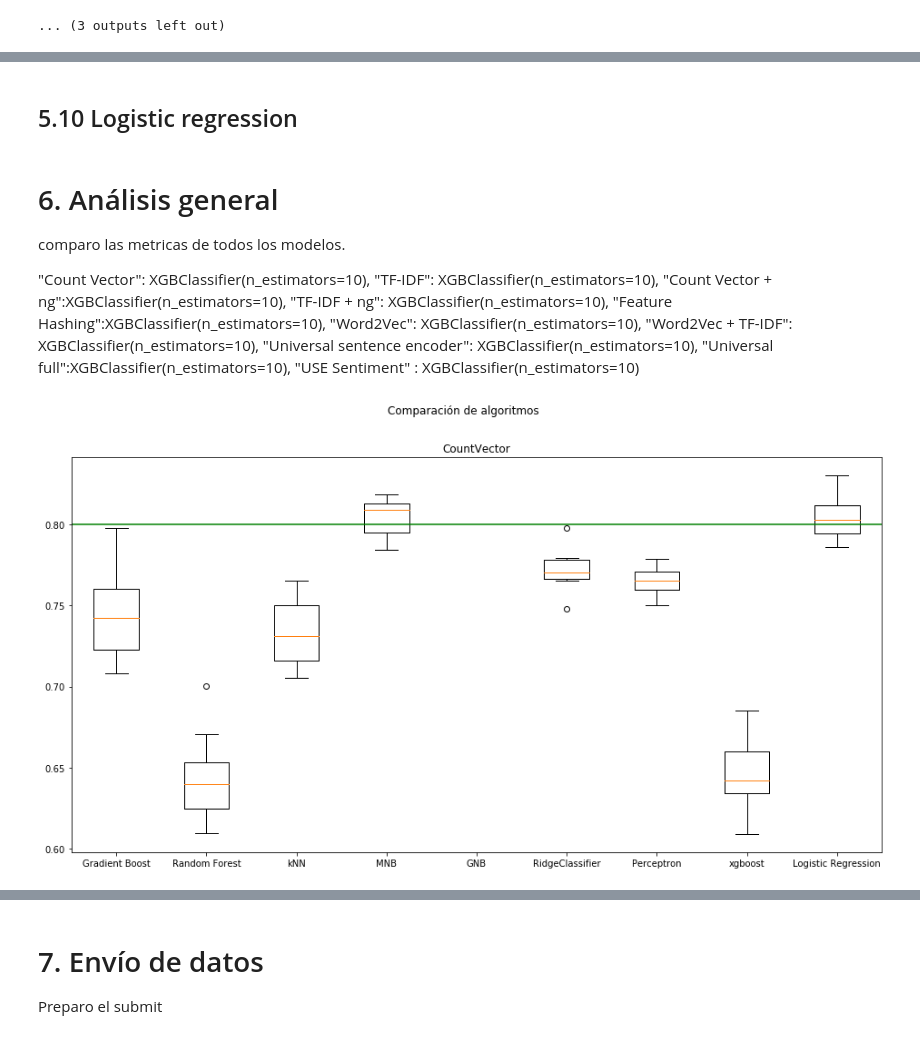
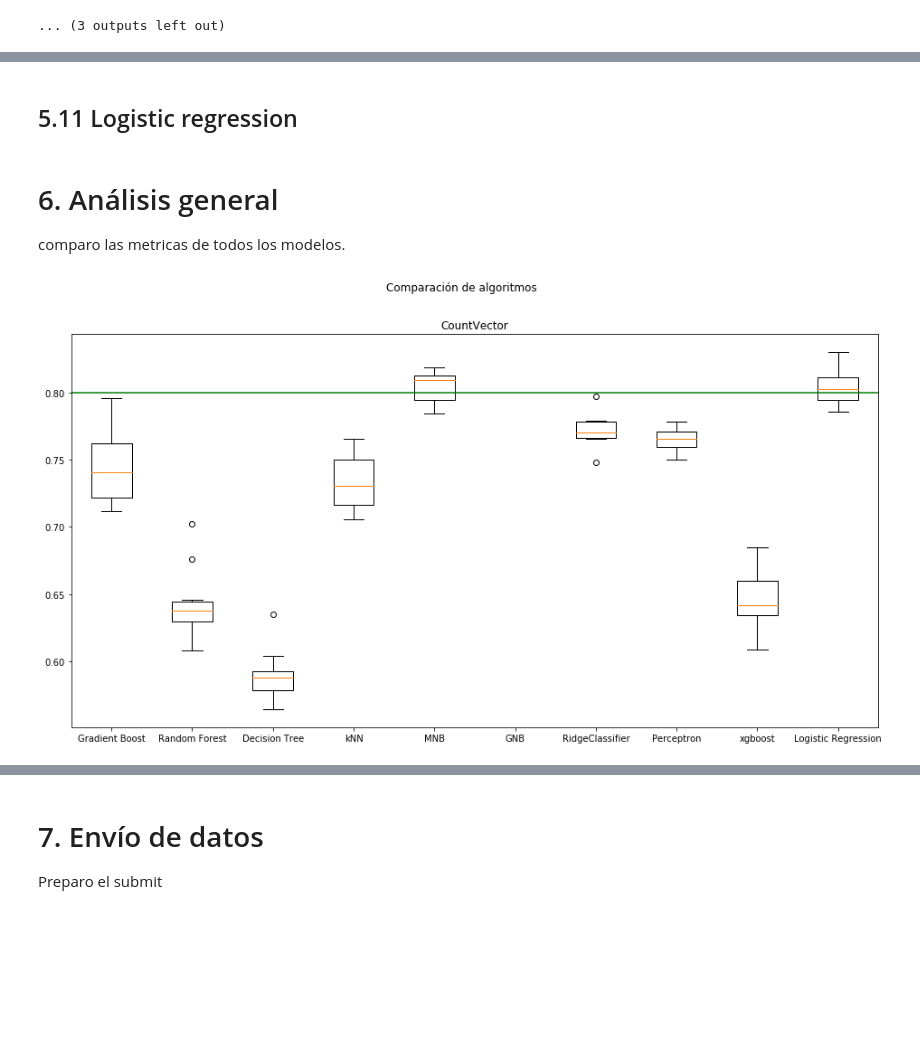
Before and after one commit to vnbarr/75.06-Datos, a Jupyter notebook: notebooks/TP2.ipynb, the cells around one changed output, grey strips where cells are left out. Drawn from its saved outputs; the diff is of its cells as text; code cells hidden in the pictures; blank space fills up the shorter version.

Commit message:
Sin limpiar los outputs, agrego el modelo que faltaba evaluar en los graficos con mejora en hiperparametros

```diff
--- a/notebooks/TP2.ipynb
+++ b/notebooks/TP2.ipynb
@@ -1875,7 +1902,7 @@ modelXG = {
     "USE Sentiment" : XGBClassifier(n_estimators=10)
 }
 # %% [markdown]
-## 5.10 Logistic regression
+## 5.11 Logistic regression
 # %%
 modelLR = {
     "Count Vector": LogisticRegression(C=1.0),
@@ -1889,36 +1916,25 @@ modelLR = {
     "Universal full": LogisticRegression(C=1.0),
     "USE Sentiment" : LogisticRegression(C=1.0)
 }
-# %% [markdown]
-# 6. Análisis general
-comparo las metricas de todos los modelos.
-
-
-"Count Vector": XGBClassifier(n_estimators=10),
-    "TF-IDF": XGBClassifier(n_estimators=10),
-    "Count Vector + ng":XGBClassifier(n_estimators=10),
-    "TF-IDF + ng": XGBClassifier(n_estimators=10),
-    "Feature Hashing":XGBClassifier(n_estimators=10),
-    "Word2Vec": XGBClassifier(n_estimators=10),
-    "Word2Vec + TF-IDF": XGBClassifier(n_estimators=10),
-    "Universal sentence encoder": XGBClassifier(n_estimators=10),
-    "Universal full":XGBClassifier(n_estimators=10),
-    "USE Sentiment" : XGBClassifier(n_estimators=10)
+# %% [markdown]
+# 6. Análisis general
+comparo las metricas de todos los modelos.
 # %%
 modelsDict = {
     "Gradient Boost": modelGB["Count Vector"],
     "Random Forest": modelRF["Count Vector"],
+    "Decision Tree": modelDT["Universal sentence encoder"],
     "kNN": modelKNN["Count Vector"],
     'MNB': modelMNB["Count Vector"],
     'GNB': modelGNB["Count Vector"],
     'RidgeClassifier': modelRC["Count Vector"],
     'Perceptron': modelPE["Count Vector"],
     'xgboost': modelXG["Count Vector"],
     "Logistic Regression":modelLR["Count Vector"]
     }
 graph_classifier(x_train_cv, y_train_cv,"CountVector",modelsDict)
 # %% [output]
-[figure, old version]
+[figure, new version]
 # %%
 #Datos para TF-IDF
 modelsDict = {
```
Also changed, not shown: parts of 32 cells of this notebook.
